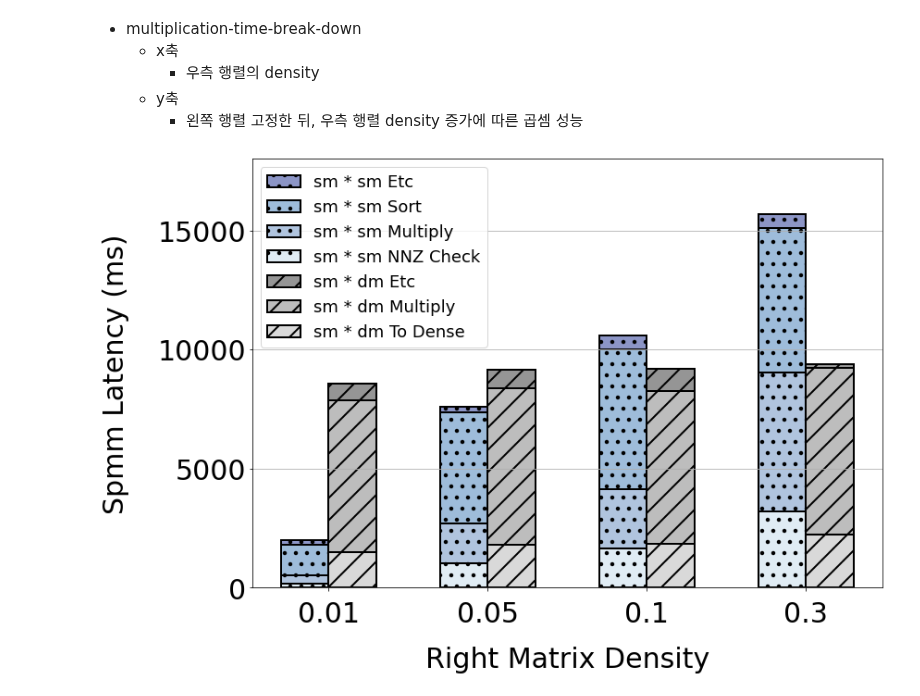
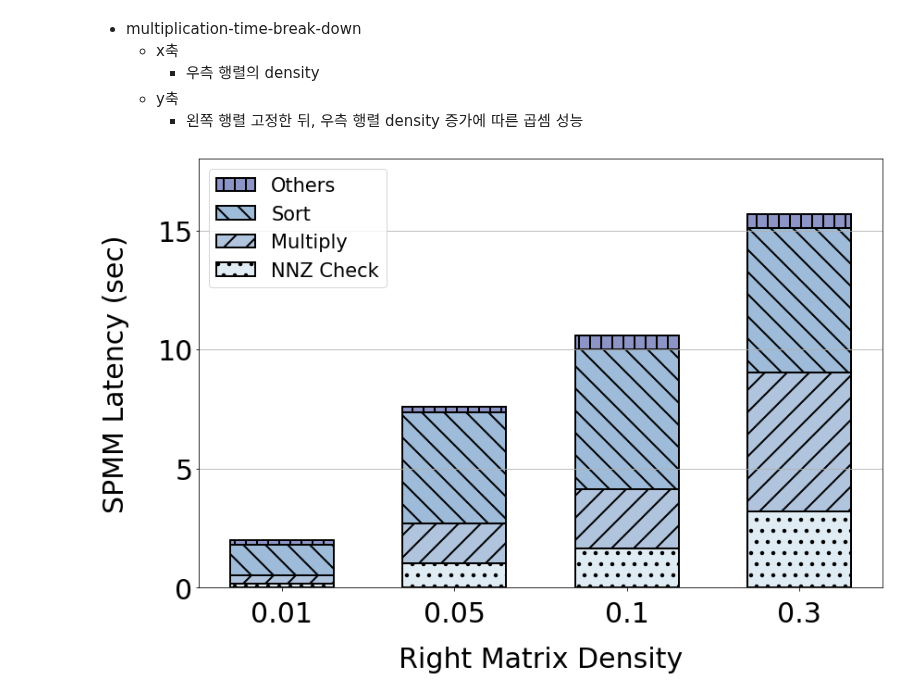
Before and after one commit to unhochoi/Sparse-Matrix-Multiplication, a Jupyter notebook: figure/pyplot/multiplication-time-break-down.ipynb, the cells around one changed output. Cells and saved outputs as stored; diff of their text form; code cells hidden in the pictures.

```diff
--- a/figure/pyplot/multiplication-time-break-down.ipynb
+++ b/figure/pyplot/multiplication-time-break-down.ipynb
@@ -54,47 +54,43 @@ yerr_sm_dm = df[['mingap', 'maxgap']].T.to_numpy()
 fontsize = 30
 
 plt.rc('axes', labelsize=fontsize)   # x,y축 label 폰트 크기
 plt.rc('xtick', labelsize=fontsize)  # x축 눈금 폰트 크기
 plt.rc('ytick', labelsize=fontsize)  # y축 눈금 폰트 크기
-plt.rc('legend', fontsize=fontsize*0.6)  # 범례 폰트 크기
+plt.rc('legend', fontsize=fontsize*0.7)  # 범례 폰트 크기
 plt.rcParams['hatch.linewidth'] = 2 # bar pattern 두께
 
 x = np.arange(len(r_sm_density)) # x축 인덱스
-width = 0.3 # bar 넓이
+width = 0.6 # bar 넓이
 
 fig, ax1 = plt.subplots(figsize=(12,8)) # figure 및 subplot 선언
 
 # 각 bar 의 중심 지정
-bar1 = ax1.bar(x - 0.15, sm_sm_latency, width, linewidth=2, edgecolor='black', color='#8C95C6', label='sm * sm Etc', hatch='.', capsize=20)
-bar2 = ax1.bar(x - 0.15, smsm_sort, width, linewidth=2, edgecolor='black', hatch='.', label='sm * sm Sort', color='#9EBCDA', capsize=20, bottom=smsm_nnz_check_multi)
-bar3 = ax1.bar(x - 0.15, smsm_multi, width, linewidth=2, edgecolor='black', hatch='.', label='sm * sm Multiply', color='lightsteelblue', capsize=20, bottom=smsm_nnz_check)
-bar4 = ax1.bar(x - 0.15, smsm_nnz_check, width, linewidth=2, edgecolor='black', hatch='.', label='sm * sm NNZ Check', color='#E0ECF4', capsize=20,)
+bar1 = ax1.bar(x, sm_sm_latency, width, linewidth=2, edgecolor='black',  hatch='|', label='Others', color='#8C95C6', capsize=20)
+bar2 = ax1.bar(x, smsm_sort, width, linewidth=2, edgecolor='black', hatch='\\', label='Sort', color='#9EBCDA', capsize=20, bottom=smsm_nnz_check_multi)
+bar3 = ax1.bar(x, smsm_multi, width, linewidth=2, edgecolor='black', hatch='/', label='Multiply', color='lightsteelblue', capsize=20, bottom=smsm_nnz_check)
+bar4 = ax1.bar(x, smsm_nnz_check, width, linewidth=2, edgecolor='black', hatch='.', label='NNZ Check', color='#E0ECF4', capsize=20,)
 
-
-
-bar5 = ax1.bar(x + 0.15, sm_dm_latency, width, linewidth=2, edgecolor='black', hatch='/', label ='sm * dm Etc', color='#959595', capsize=20)
-bar6 = ax1.bar(x + 0.15, smdm_multi, width, linewidth=2, edgecolor='black', hatch='/', label='sm * dm Multiply', color='#BDBDBD', capsize=20, bottom=smdm_todense)
-bar7 = ax1.bar(x + 0.15, smdm_todense, width, linewidth=2, edgecolor='black', hatch='/', label='sm * dm To Dense', color='#D9D9D9', capsize=20)
-
-
+# bar5 = ax1.bar(x + 0.15, sm_dm_latency, width, linewidth=2, edgecolor='black', hatch='/', label ='sm * dm Etc', color='#959595', capsize=20)
+# bar6 = ax1.bar(x + 0.15, smdm_multi, width, linewidth=2, edgecolor='black', hatch='/', label='sm * dm Multiply', color='#BDBDBD', capsize=20, bottom=smdm_todense)
+# bar7 = ax1.bar(x + 0.15, smdm_todense, width, linewidth=2, edgecolor='black', hatch='/', label='sm * dm To Dense', color='#D9D9D9', capsize=20)
 
 ################################# ax1 ####################################################
 
 ax1.set_xticks(x) # x축 인덱스
 ax1.set_xticklabels(r_sm_density) # x축 label 이름
 ax1.tick_params(axis='x',pad=10) # x축 label pad
 
 ax1.yaxis.grid(True) # y축만 grid 사용
 ax1.set_ylim([0, 18000])  # 좌측 y축 범위 설정
+ax1.set_yticklabels(["0","5","10","15"]) # x축 label 이름
 ax1.set_xlabel('Right Matrix Density', labelpad=20) # ax1 ylabel 설정
-ax1.set_ylabel('Spmm Latency (ms)', labelpad=30) # ax1 ylabel 설정
+ax1.set_ylabel('SPMM Latency (sec)', labelpad=30) # ax1 ylabel 설정
 
-#ax1.set_title('spmm sparse dense diff', pad=40) # ax1 title 설정
 ax1.legend(loc="upper left") # 범례 표시
 
 # 이미지 저장시, figure 크기에 맞게 이미지 저장
 fig.tight_layout()
-fig.savefig('./multiplication-time-break-down.png')
+fig.savefig('./right-sparse-multiplication-time-break-down.png')
 plt.show()
 # %% [output]
-[figure, old version]
+[figure, new version]
```
Also changed, not shown: parts of 1 cell of this notebook, 9 other files.
